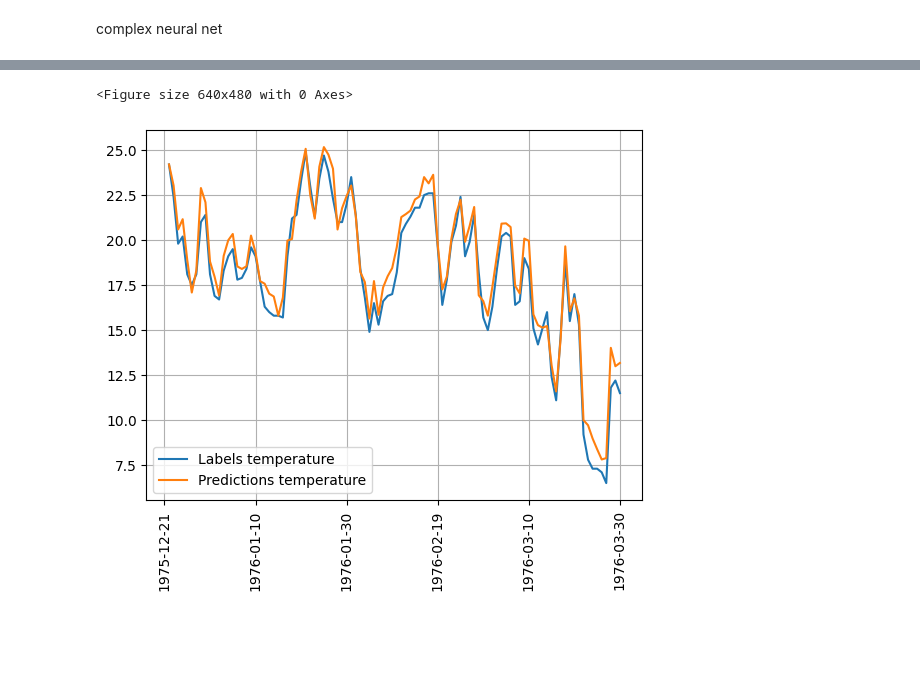
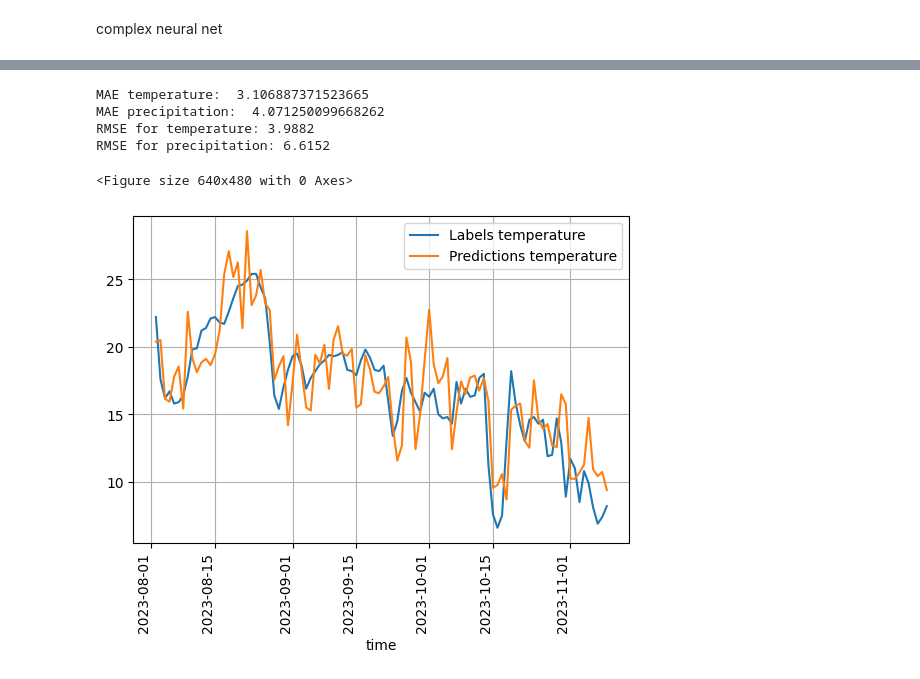
Before and after one commit to DrejcPesjak/weather-prediction-mlops, a Jupyter notebook: weather-pred-nn.ipynb, the cells around one changed output, grey strips where cells are left out. Cells and saved outputs as stored; diff of their text form; code cells hidden in the pictures; blank space fills up the shorter version.

```diff
--- a/weather-pred-nn.ipynb
+++ b/weather-pred-nn.ipynb
@@ -496,0 +532,9 @@ RMSE for precipitation: 0.2420
+# %%
+y_columns = y_test.columns
+
+# Assuming y_pred is a list of two arrays of shape (1521, 1)
+y_pred_temp = pd.DataFrame(y_pred[0], columns=[y_columns[0]])
+y_pred_precip = pd.DataFrame(y_pred[1], columns=[y_columns[1]])
+
+# Concatenate the two DataFrames along the column axis
+y_pred_df = pd.concat([y_pred_temp, y_pred_precip], axis=1)
@@ -497,25 +549,59 @@ RMSE for precipitation: 0.2420
+# %%
+# # inverse transform of y_test and y_pred_df
+# y_test_orig = scaler_y.inverse_transform(y_test)
+# y_pred_orig = scaler_y.inverse_transform(y_pred_df)
+y_test_orig = y_test.to_numpy()
+y_pred_orig = y_pred_df.to_numpy()
+
+
+# split y_test_orig and y_pred_orig into temperature and precipitation
+y_test_temp = y_test_orig[:, 0]
+y_test_precip = y_test_orig[:, 1]
+y_pred_temp = y_pred_orig[:, 0]
+y_pred_precip = y_pred_orig[:, 1]
+
+# calculate MAE
+mae_temp = np.mean(np.abs(y_test_temp - y_pred_temp))
+mae_precip = np.mean(np.abs(y_test_precip - y_pred_precip))
+print('MAE temperature: ', mae_temp)
+print('MAE precipitation: ', mae_precip)
+
+# calculate RMSE
+mse_temp = mean_squared_error(y_test_temp, y_pred_temp)
+rmse_temp = np.sqrt(mse_temp)
+print(f"RMSE for temperature: {rmse_temp:.4f}")
+
+mse_precip = mean_squared_error(y_test_precip, y_pred_precip)
+rmse_precip = np.sqrt(mse_precip)
+print(f"RMSE for precipitation: {rmse_precip:.4f}")
+# %% [output]
+MAE temperature:  3.106887371523665
+MAE precipitation:  4.071250099668262
+RMSE for temperature: 3.9882
+RMSE for precipitation: 6.6152
 # %%
 # Plot predictions
 import matplotlib.pyplot as plt
 import matplotlib.dates as mdates
 
 def visualize_predictions(data):
     plt.figure()
     ax = data.plot(x_compat=True, grid=True)
     ax.xaxis.set_major_formatter(mdates.DateFormatter('%Y-%m-%d'))
     plt.xticks(rotation=90)
     plt.show()
 
 plot_n = 100
+y_test.index = pd.to_datetime(y_test.index)
 
-plot_df = pd.DataFrame(index=pd.DataFrame(X_test).index[-plot_n:], data = {
+plot_df = pd.DataFrame(data = {
     'Labels temperature': y_test['temperature_2m_mean (°C)'].values[-plot_n:],
     'Predictions temperature': y_pred_temp[-plot_n:].flatten(),
     # 'Labels precipitation': y_test['precipitation_sum (mm)'].values[-plot_n:],
-    # 'Predictions precipitation': y_pred_precip[-plot_n:]
-})
+    # 'Predictions precipitation': y_pred_precip[-plot_n:].flatten()
+}, index=y_test.index[-plot_n:])
 
 _ = visualize_predictions(plot_df)
 # %% [output]
 <Figure size 640x480 with 0 Axes>
-[figure, old version]
+[figure, new version]
```
Also changed, not shown: parts of 36 cells of this notebook, 6 other files.
